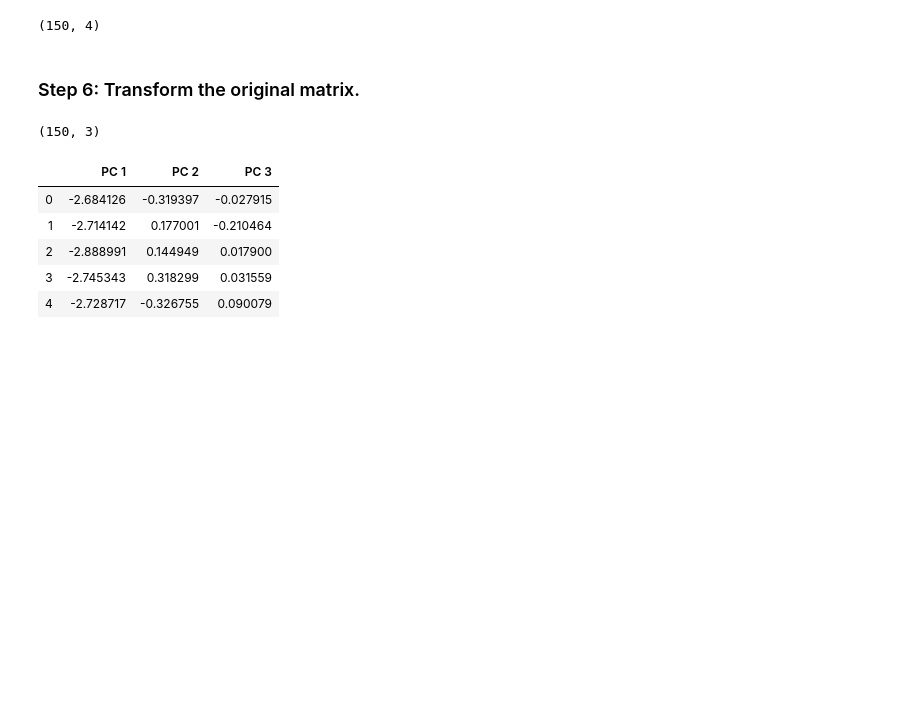
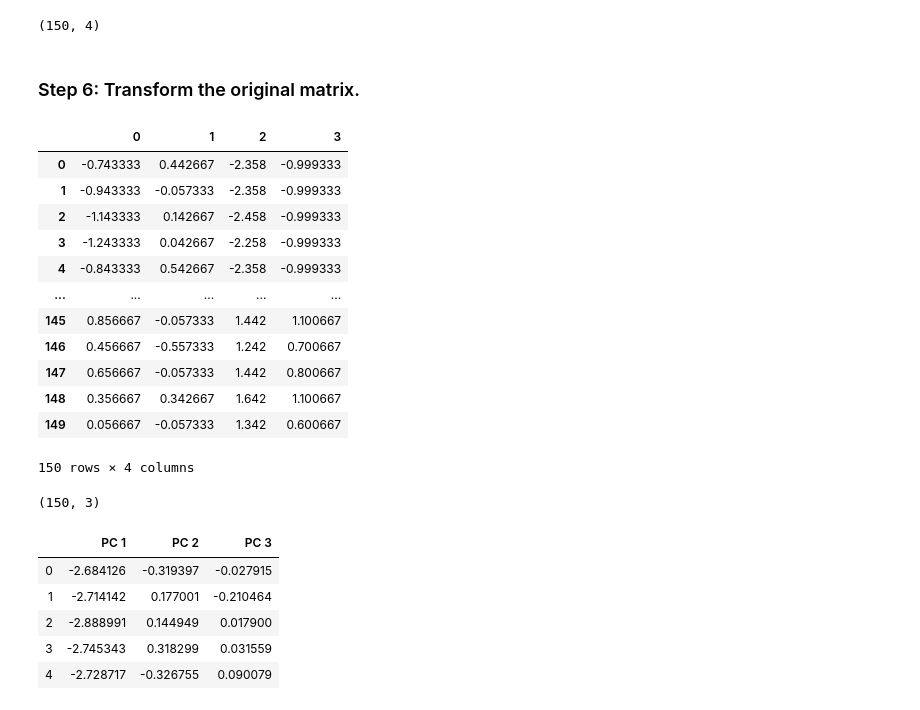
Before and after one commit to samswain2/MSiA-WQ, a Jupyter notebook: MSiA 421/Week2/2.3-PCA-IRIS.ipynb, the cells around one changed output. Saved outputs shown, nothing was run; the diff lists cells and outputs as text; code cells hidden in the pictures; blank space fills up the shorter version.

```diff
--- a/MSiA 421/Week2/2.3-PCA-IRIS.ipynb
+++ b/MSiA 421/Week2/2.3-PCA-IRIS.ipynb
@@ -171,6 +171,22 @@ np.array(df_std).shape
 (150, 4)
 # %% [markdown]
 ### Step 6: Transform the original matrix.
+# %%
+df_std
+# %% [output]
+|  | 0 | 1 | 2 | 3 |
+| 0 | -0.743333 | 0.442667 | -2.358 | -0.999333 |
+| 1 | -0.943333 | -0.057333 | -2.358 | -0.999333 |
+| 2 | -1.143333 | 0.142667 | -2.458 | -0.999333 |
+| 3 | -1.243333 | 0.042667 | -2.258 | -0.999333 |
+| 4 | -0.843333 | 0.542667 | -2.358 | -0.999333 |
+| ... | ... | ... | ... | ... |
+| 145 | 0.856667 | -0.057333 | 1.442 | 1.100667 |
+| 146 | 0.456667 | -0.557333 | 1.242 | 0.700667 |
+| 147 | 0.656667 | -0.057333 | 1.442 | 0.800667 |
+| 148 | 0.356667 | 0.342667 | 1.642 | 1.100667 |
+| 149 | 0.056667 | -0.057333 | 1.342 | 0.600667 |
+150 rows × 4 columns
 # %%
 transformed_data = np.matmul(np.array(df_std),top_eigen_vectors)
 # %%
```
Also changed, not shown: parts of 1 cell of this notebook, 11 other files.
